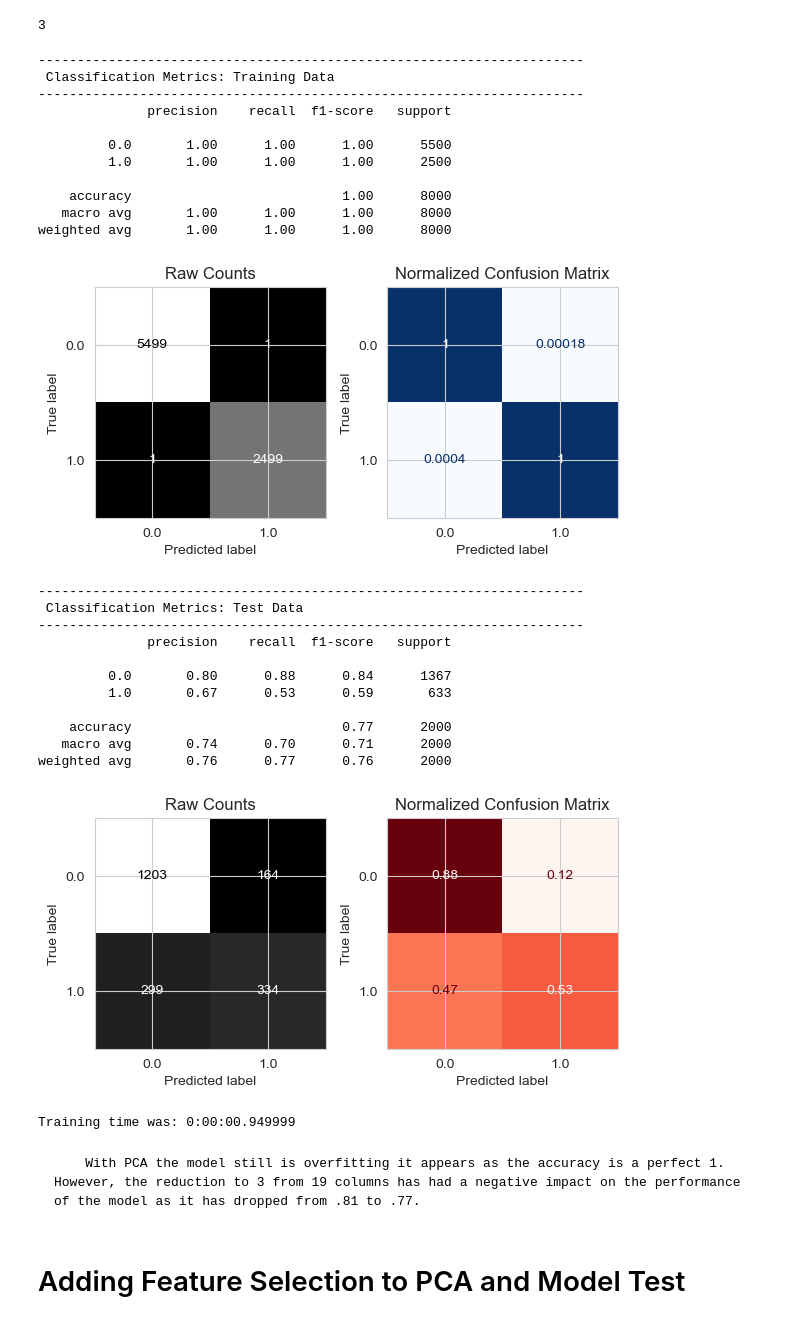
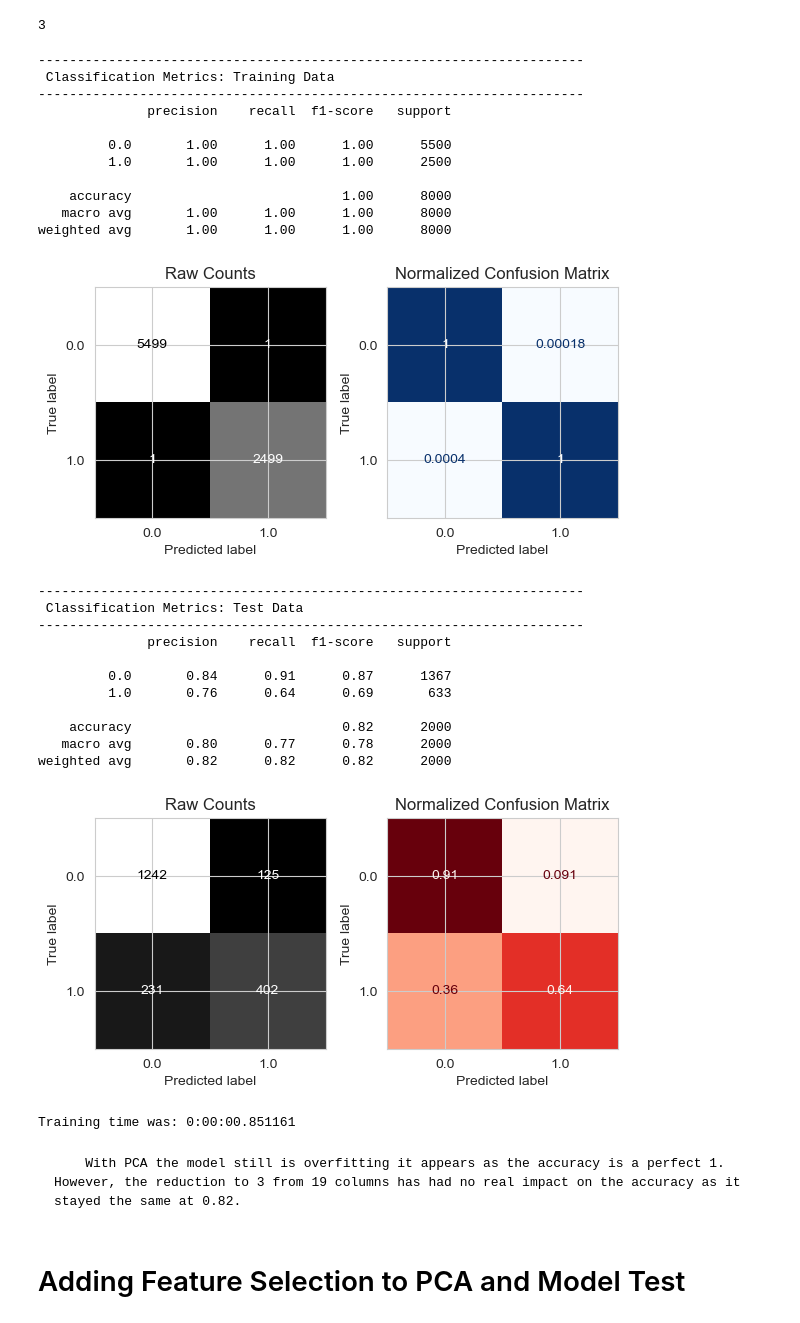
Before and after one commit to bubbles42/Car-Insurance-Analysis, a Jupyter notebook: Car Insurance Analysis.ipynb, the cells around one changed output. Saved outputs shown, nothing was run; the diff lists cells and outputs as text; code cells hidden in the pictures.

```diff
--- a/Car Insurance Analysis.ipynb
+++ b/Car Insurance Analysis.ipynb
@@ -103,4 +106,0 @@ memory usage: 1.4+ MB
-# %%
-# Handling missing values by filling them with the median (to avoid the influence of outliers)
-df['CREDIT_SCORE'].fillna(df['CREDIT_SCORE'].mean(), inplace=True)
-df['ANNUAL_MILEAGE'].fillna(df['ANNUAL_MILEAGE'].mean(), inplace=True)
@@ -223,10 +204,6 @@ y = df['OUTCOME']
 # Splitting the data into training and test sets
 X_train, X_test, y_train, y_test = train_test_split(X, y, test_size=0.2, random_state=42)
 # %%
-# Identifying categorical and numerical columns
-categorical_cols = X.select_dtypes(include=['object']).columns
-numerical_cols = X.select_dtypes(include=['int64', 'float64']).columns
-
 # Creating a preprocessing pipeline
 scaler = StandardScaler()
 ohe = OneHotEncoder(handle_unknown='ignore', sparse_output=False)
@@ -245,7 +222,9 @@ ord_pipe = make_pipeline(ord_encode, ord_scale)
 ord_tup = ('ordinal',ord_pipe, ord_cols)
 
 num_cols = X_train.select_dtypes('number').columns
-num_tup = ('numeric', scaler, num_cols)
+num_impute = SimpleImputer(strategy='mean')
+num_pipe = make_pipeline(num_impute,scaler)
+num_tup = ('numeric', num_pipe, num_cols)
 
 cat_cols = ['GENDER', 'RACE', 'VEHICLE_YEAR', 'VEHICLE_TYPE']
 cat_tup = ('categorical', ohe, cat_cols)
@@ -259,7 +238,6 @@ preprocessor.fit(X_train)
 
 X_train_tf = preprocessor.transform(X_train)
 X_test_tf = preprocessor.transform(X_test)
-X_train_tf = pd.DataFrame(X_train_tf)
 
 X_train_tf.head()
 # %% [output]
@@ -396,47 +375,50 @@ X_test_pca3 = pca3.transform(X_test_tf)
 pca3.n_components_
 # %% [output]
 3
+# %%
+combined_train = pd.concat([X_train_pca3,X_train_tf],axis=1)
+combined_test = pd.concat([X_test_pca3,X_test_tf],axis=1)
 # %%
 # Record the start time
 start = dt.datetime.now()
 
-ranfor = RandomForestClassifier()
-ranfor.fit(X_train_pca3, y_train)
+ranfor = RandomForestClassifier(random_state=42)
+ranfor.fit(combined_train, y_train)
 
 # Record the end time and calc duration
 end = dt.datetime.now()
 dur_pca_3 = end-start
 
-evaluate_classification(ranfor, X_train_pca3,y_train, X_test_pca3, y_test)
+evaluate_classification(ranfor, combined_train,y_train, combined_test, y_test)
 print(f'Training time was: {dur_pca_3}')
 # %% [output]
 ----------------------------------------------------------------------
  Classification Metrics: Training Data
 ----------------------------------------------------------------------
               precision    recall  f1-score   support
 
          0.0       1.00      1.00      1.00      5500
          1.0       1.00      1.00      1.00      2500
 
     accuracy                           1.00      8000
    macro avg       1.00      1.00      1.00      8000
 weighted avg       1.00      1.00      1.00      8000
 [figure]
 ----------------------------------------------------------------------
  Classification Metrics: Test Data
 ----------------------------------------------------------------------
               precision    recall  f1-score   support
 
-         0.0       0.80      0.88      0.84      1367
-         1.0       0.67      0.53      0.59       633
+         0.0       0.84      0.91      0.87      1367
+         1.0       0.76      0.64      0.69       633
 
-    accuracy                           0.77      2000
-   macro avg       0.74      0.70      0.71      2000
-weighted avg       0.76      0.77      0.76      2000
+    accuracy                           0.82      2000
+   macro avg       0.80      0.77      0.78      2000
+weighted avg       0.82      0.82      0.82      2000
-[figure, old version]
+[figure, new version]
-Training time was: 0:00:00.949999
+Training time was: 0:00:00.851161
 # %% [markdown]
-        With PCA the model still is overfitting it appears as the accuracy is a perfect 1. However, the reduction to 3 from 19 columns has had a negative impact on the performance of the model as it has dropped from .81 to .77.
+        With PCA the model still is overfitting it appears as the accuracy is a perfect 1. However, the reduction to 3 from 19 columns has had no real impact on the accuracy as it stayed the same at 0.82.
 # %% [markdown]
 # Adding Feature Selection to PCA and Model Test
 # %%
```
Also changed, not shown: parts of 19 cells of this notebook.
